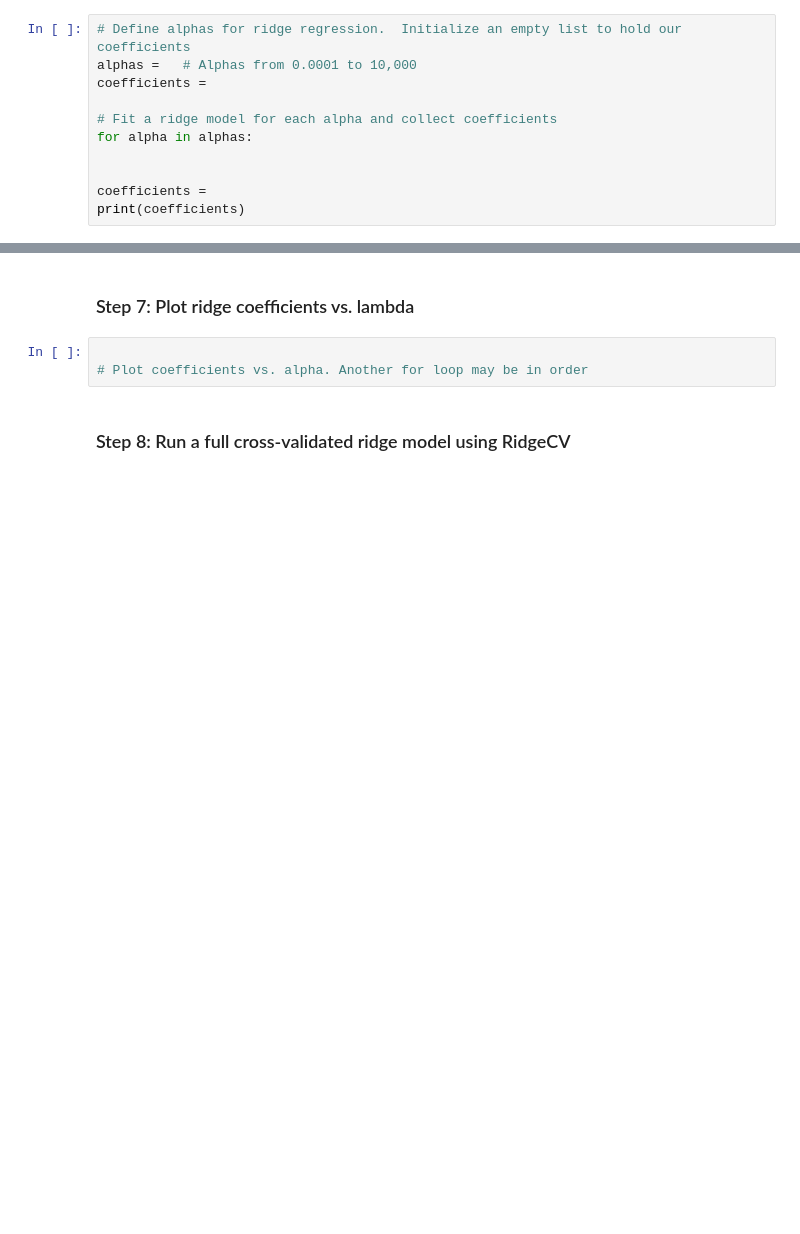
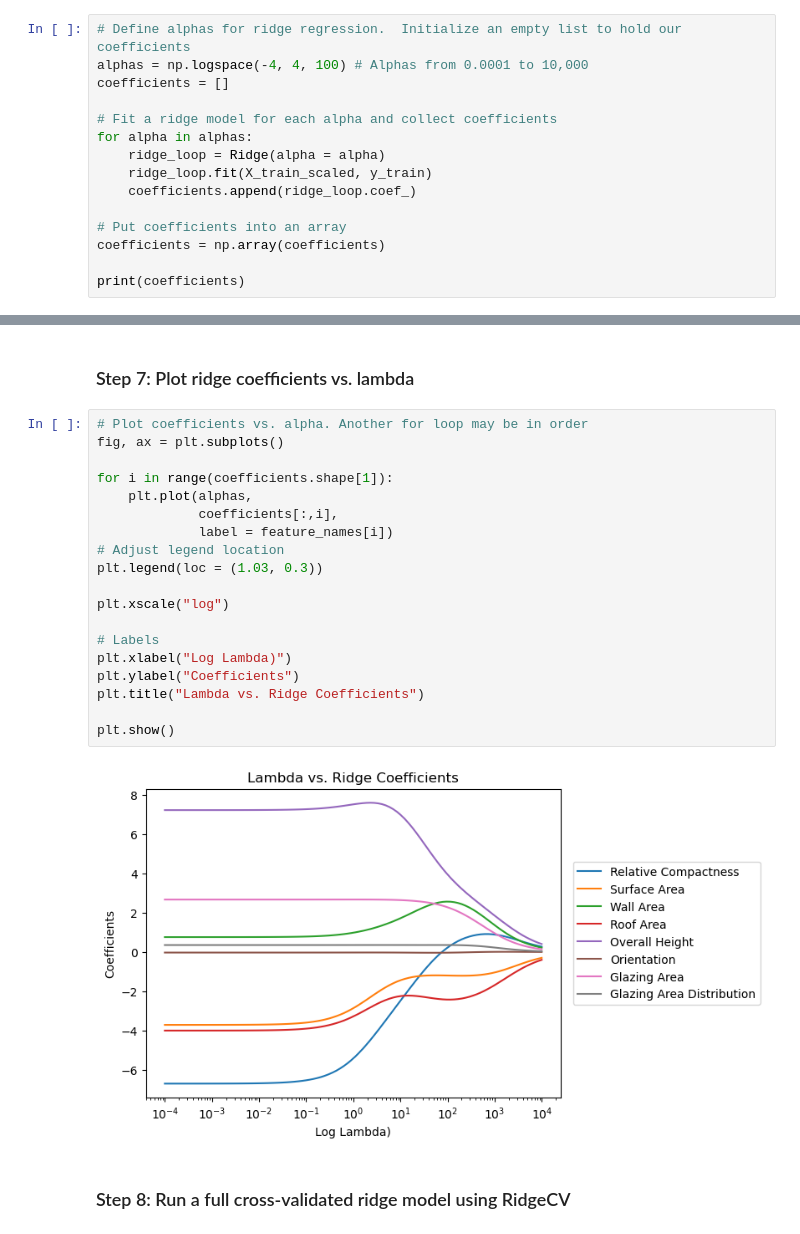
Before and after one commit to stephenccodes/EDS232-labs, a Jupyter notebook: Week2/Lab2-energy-efficiency.ipynb, the cells around one changed output, grey strips where cells are left out. Saved outputs shown, nothing was run; the diff lists cells and outputs as text; blank space fills up the shorter version.

```diff
--- a/Week2/Lab2-energy-efficiency.ipynb
+++ b/Week2/Lab2-energy-efficiency.ipynb
@@ -176,12 +176,16 @@ Test MSE with best alpha: 9.5469
 Now we are going to dig a little deeper to see alpha's effect on the model coefficients. Let's define a larger range of alphas to try on a log scale with np.logspace(). Let's use 100 values ranging between -4 and 4.  Then using a for loop, we'll fit a Ridge model for each of those values of alpha, appending each model's coefficients (`coefficients.append()`) as we go.
 # %%
 # Define alphas for ridge regression.  Initialize an empty list to hold our coefficients
-alphas =   # Alphas from 0.0001 to 10,000
-coefficients =
+alphas = np.logspace(-4, 4, 100) # Alphas from 0.0001 to 10,000
+coefficients = []
 
 # Fit a ridge model for each alpha and collect coefficients
 for alpha in alphas:
+    ridge_loop = Ridge(alpha = alpha)
+    ridge_loop.fit(X_train_scaled, y_train)
+    coefficients.append(ridge_loop.coef_)
 
+# Put coefficients into an array
+coefficients = np.array(coefficients)
 
-coefficients =
 print(coefficients)
@@ -188,8 +210,26 @@ print(coefficients)
 # %% [markdown]
 ### Step 7: Plot ridge coefficients vs. lambda
 # %%
+# Plot coefficients vs. alpha. Another for loop may be in order
+fig, ax = plt.subplots()
 
-# Plot coefficients vs. alpha. Another for loop may be in order
+for i in range(coefficients.shape[1]):
+    plt.plot(alphas,
+             coefficients[:,i],
+             label = feature_names[i])
+# Adjust legend location
+plt.legend(loc = (1.03, 0.3))
+
+plt.xscale("log")
+
+# Labels
+plt.xlabel("Log Lambda)")
+plt.ylabel("Coefficients")
+plt.title("Lambda vs. Ridge Coefficients")
+
+plt.show()
+# %% [output]
+[figure, added]
 # %% [markdown]
 ### Step 8: Run a full cross-validated ridge model using RidgeCV
 # %%
```
Also changed, not shown: parts of 5 cells of this notebook.
